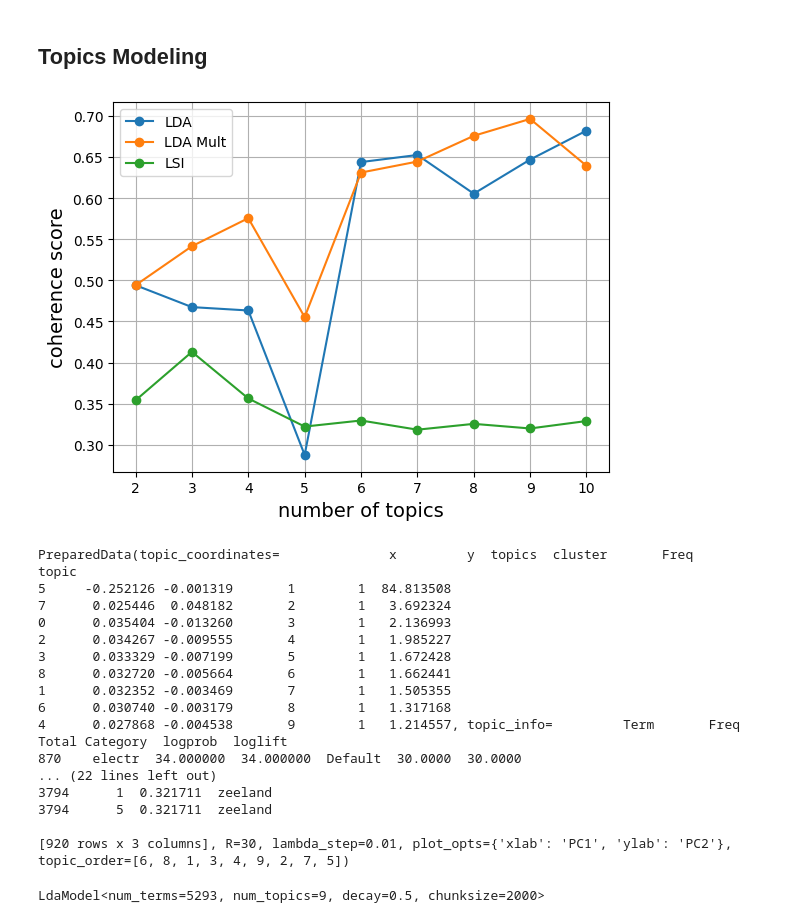
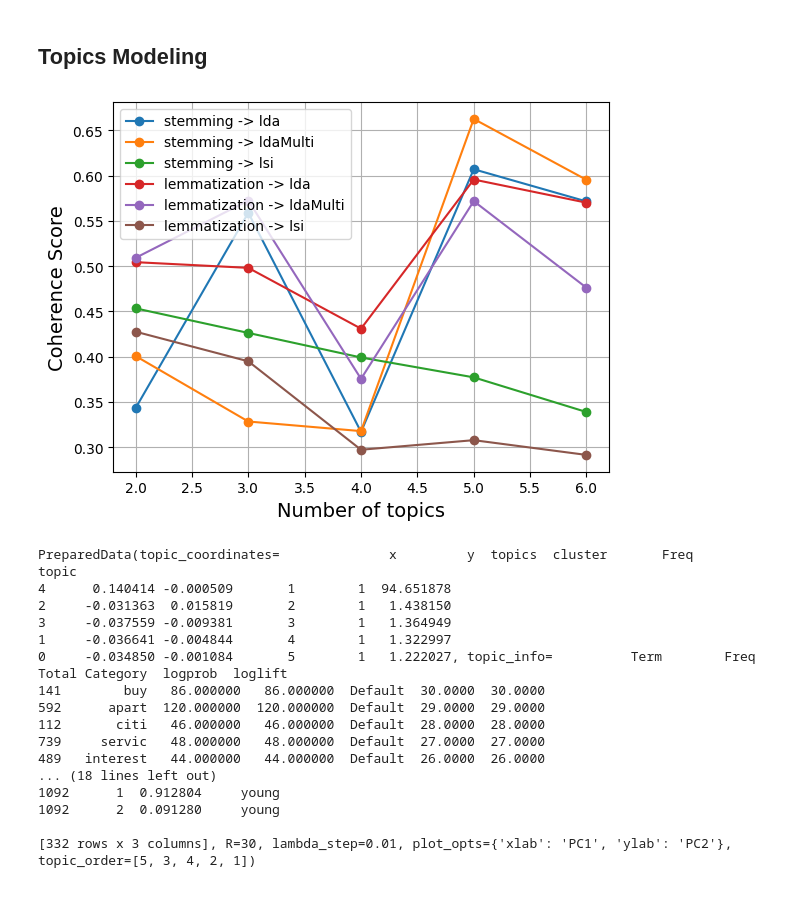
Before and after one commit to neverhood671/se_migrant_helpdesk, a Jupyter notebook: nlp/topics-modelling.ipynb, the cells around one changed output. Drawn from its saved outputs; the diff is of its cells as text; code cells hidden in the pictures.

Commit message:
topics modelling results

```diff
--- a/nlp/topics-modelling.ipynb
+++ b/nlp/topics-modelling.ipynb
@@ -92,12 +90,8 @@ clean_text = [
 # %%
 from gensim.models import CoherenceModel
 
-def getCoherenceScore(model):
-  coh_model_bw = CoherenceModel(model = model,
-                                  texts = clean_text,
-                                  dictionary = dictionary,
-                                  coherence = 'c_v'
-                                 )
+def getCoherenceScore(model, texts, dictionary):
+  coh_model_bw = CoherenceModel(model=model, texts=texts, dictionary=dictionary, coherence = 'c_v')
   return coh_model_bw.get_coherence()
 # %%
 from gensim import corpora
@@ -132,19 +126,31 @@ for topicsNum in topics:
 # %%
-
 import matplotlib.pyplot as plt
 
-plt.plot(topics, ldaCohScores, label = "LDA", marker='o')
-plt.plot(topics, ldaMultCohScores, label = "LDA Mult", marker='o')
-plt.plot(topics, lsiCohScores, label = "LSI", marker='o')
-plt.xlabel('number of topics', fontsize=14)
-plt.ylabel('coherence score', fontsize=14)
-plt.grid(True)
-plt.legend()
-plt.show()
+def plot(x_values, y_values, labels, x_axis_label, y_axis_label, marker='o'):
+  i = 0
+  for y in y_values:
+    plt.plot(x_values, y, label = labels[i], marker='o')
+    i = i + 1
+  plt.xlabel(x_axis_label, fontsize=14)
+  plt.ylabel(y_axis_label, fontsize=14)
+  plt.grid(True)
+  plt.legend()
+  plt.show()
-# %% [output]
-[figure, removed]
+# %%
+MIN_TOPIC_NUMBER = 2
+MAX_TOPIC_NUMBER = 7
+stem_models = getTopicModels(norm_corpus_stem, min_topic_num=MIN_TOPIC_NUMBER, max_topics_num=MAX_TOPIC_NUMBER)
+lem_models = getTopicModels(norm_corpus_lem, min_topic_num=MIN_TOPIC_NUMBER, max_topics_num=MAX_TOPIC_NUMBER)
+# %%
+topics = list(range(MIN_TOPIC_NUMBER, MAX_TOPIC_NUMBER))
+modelsCohScores = [stem_models[0][1], stem_models[1][1], stem_models[2][1], lem_models[0][1], lem_models[1][1], lem_models[2][1] ]
+labels = ['stemming -> lda', 'stemming -> ldaMulti', 'stemming -> lsi', 'lemmatization -> lda', 'lemmatization -> ldaMulti', 'lemmatization -> lsi']
+plot(topics, modelsCohScores, labels, 'Number of topics', 'Coherence Score')
+# %% [output]
+[figure, added]
 # %%
-bestModel = ldaMultModels[7]
+bestModel = stem_models[1][0][3]
+corpus = stem_models[3]
 import pyLDAvis.gensim_models
 pyLDAvis.enable_notebook()
 vis = pyLDAvis.gensim_models.prepare(bestModel, corpus, dictionary=bestModel.id2word)
@@ -152,22 +158,18 @@ vis
 # %% [output]
 PreparedData(topic_coordinates=              x         y  topics  cluster       Freq
 topic
-5     -0.252126 -0.001319       1        1  84.813508
-7      0.025446  0.048182       2        1   3.692324
-0      0.035404 -0.013260       3        1   2.136993
-2      0.034267 -0.009555       4        1   1.985227
-3      0.033329 -0.007199       5        1   1.672428
-8      0.032720 -0.005664       6        1   1.662441
-1      0.032352 -0.003469       7        1   1.505355
-6      0.030740 -0.003179       8        1   1.317168
-4      0.027868 -0.004538       9        1   1.214557, topic_info=         Term       Freq      Total Category  logprob  loglift
-870    electr  34.000000  34.000000  Default  30.0000  30.0000
-... (22 lines left out)
-3794      1  0.321711  zeeland
-3794      5  0.321711  zeeland
+4      0.140414 -0.000509       1        1  94.651878
+2     -0.031363  0.015819       2        1   1.438150
+3     -0.037559 -0.009381       3        1   1.364949
+1     -0.036641 -0.004844       4        1   1.322997
+0     -0.034850 -0.001084       5        1   1.222027, topic_info=          Term        Freq       Total Category  logprob  loglift
+141        buy   86.000000   86.000000  Default  30.0000  30.0000
+592      apart  120.000000  120.000000  Default  29.0000  29.0000
+112       citi   46.000000   46.000000  Default  28.0000  28.0000
+739     servic   48.000000   48.000000  Default  27.0000  27.0000
+489   interest   44.000000   44.000000  Default  26.0000  26.0000
+... (18 lines left out)
+1092      1  0.912804     young
+1092      2  0.091280     young
 
-[920 rows x 3 columns], R=30, lambda_step=0.01, plot_opts={'xlab': 'PC1', 'ylab': 'PC2'}, topic_order=[6, 8, 1, 3, 4, 9, 2, 7, 5])
+[332 rows x 3 columns], R=30, lambda_step=0.01, plot_opts={'xlab': 'PC1', 'ylab': 'PC2'}, topic_order=[5, 3, 4, 2, 1])
-# %%
-print(ldaModels[7])
-# %% [output]
-LdaModel<num_terms=5293, num_topics=9, decay=0.5, chunksize=2000>
```
Also changed, not shown: parts of 4 cells of this notebook.
